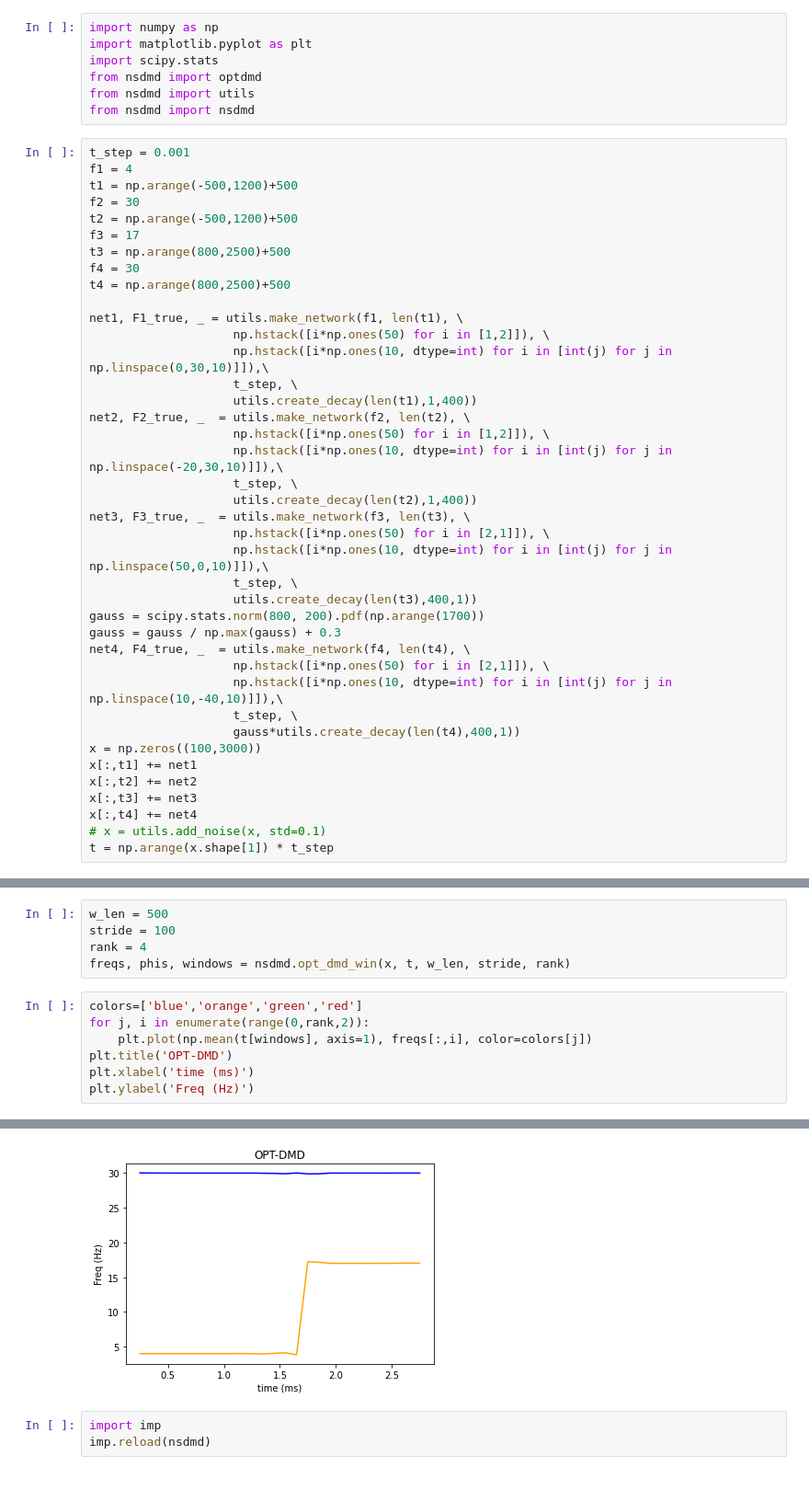
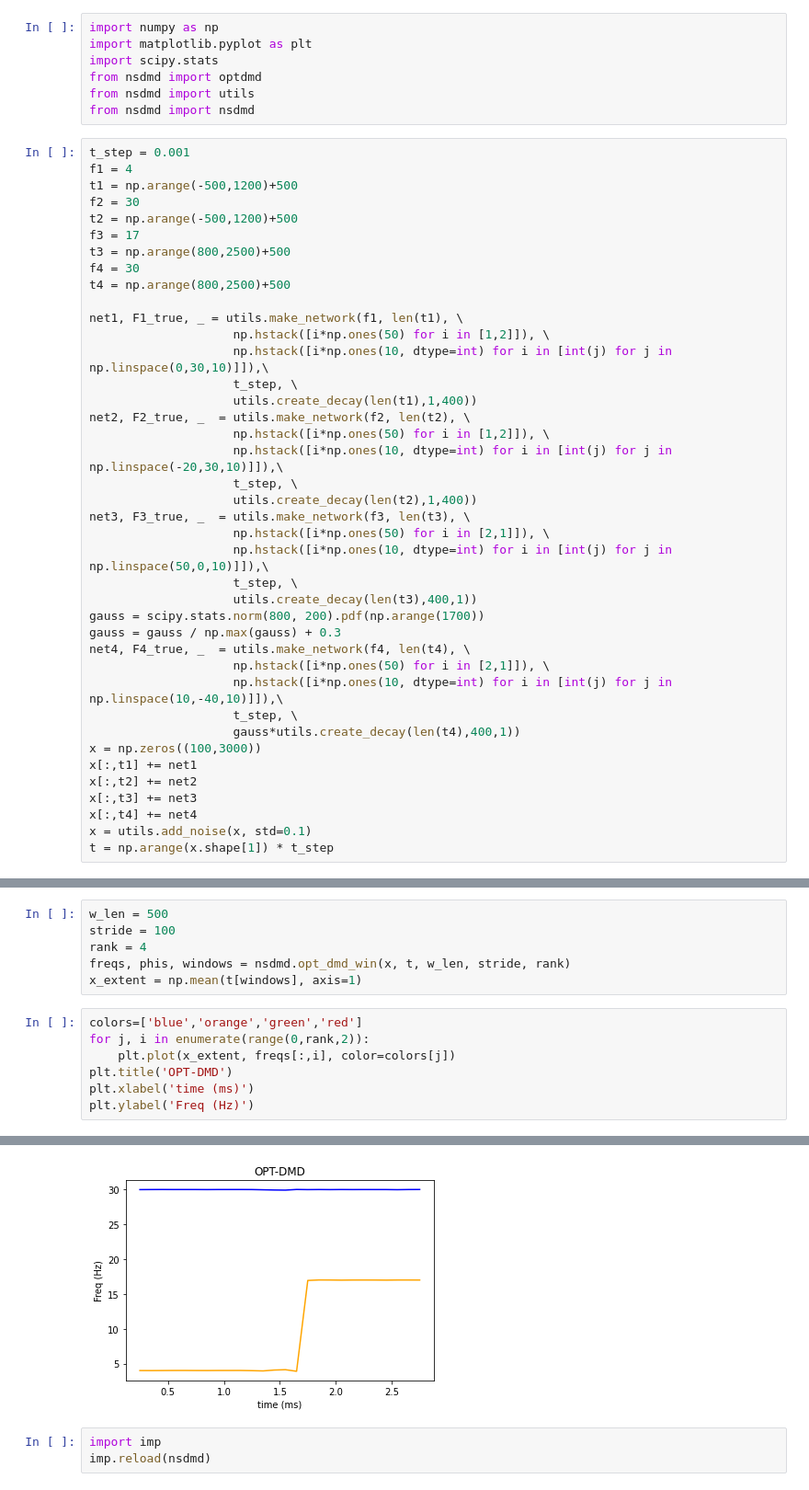
Before and after one commit to learning-2-learn/nsdmd, a Jupyter notebook: examples/two_network_demo.ipynb, the cells around one changed output, grey strips where cells are left out. Shown at 92% size. Drawn from its saved outputs; the diff is of its cells as text.

```diff
--- a/examples/two_network_demo.ipynb
+++ b/examples/two_network_demo.ipynb
@@ -43,7 +43,7 @@ x[:,t1] += net1
 x[:,t2] += net2
 x[:,t3] += net3
 x[:,t4] += net4
-# x = utils.add_noise(x, std=0.1)
+x = utils.add_noise(x, std=0.1)
 t = np.arange(x.shape[1]) * t_step
 # %%
 plt.imshow(x, aspect='auto')
@@ -59,16 +59,17 @@ w_len = 500
 stride = 100
 rank = 4
 freqs, phis, windows = nsdmd.opt_dmd_win(x, t, w_len, stride, rank)
+x_extent = np.mean(t[windows], axis=1)
 # %%
 colors=['blue','orange','green','red']
 for j, i in enumerate(range(0,rank,2)):
-    plt.plot(np.mean(t[windows], axis=1), freqs[:,i], color=colors[j])
+    plt.plot(x_extent, freqs[:,i], color=colors[j])
 plt.title('OPT-DMD')
 plt.xlabel('time (ms)')
 plt.ylabel('Freq (Hz)')
 # %% [output]
 Text(0, 0.5, 'Freq (Hz)')
-[figure, old version]
+[figure, new version]
 # %%
 import imp
 imp.reload(nsdmd)
```
Also changed, not shown: parts of 5 cells of this notebook, 2 other files.
